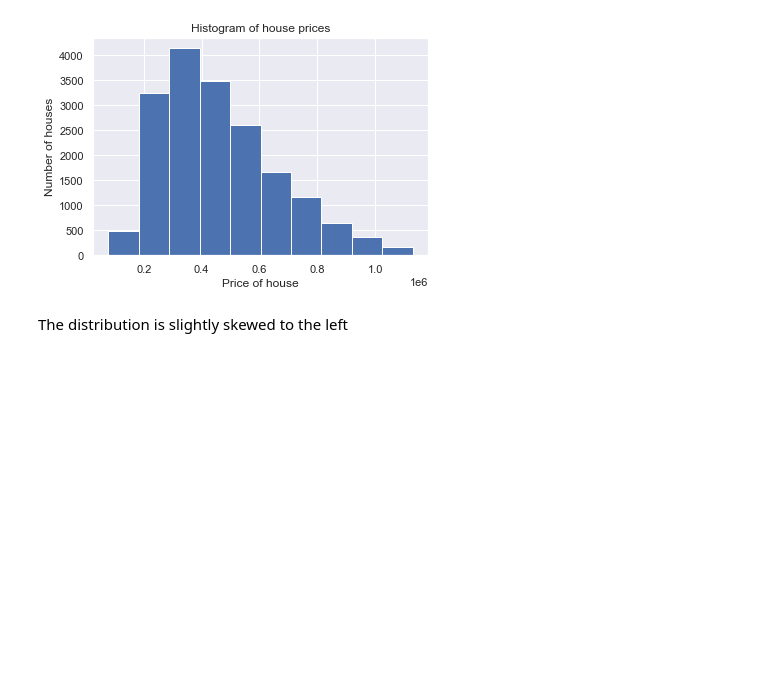
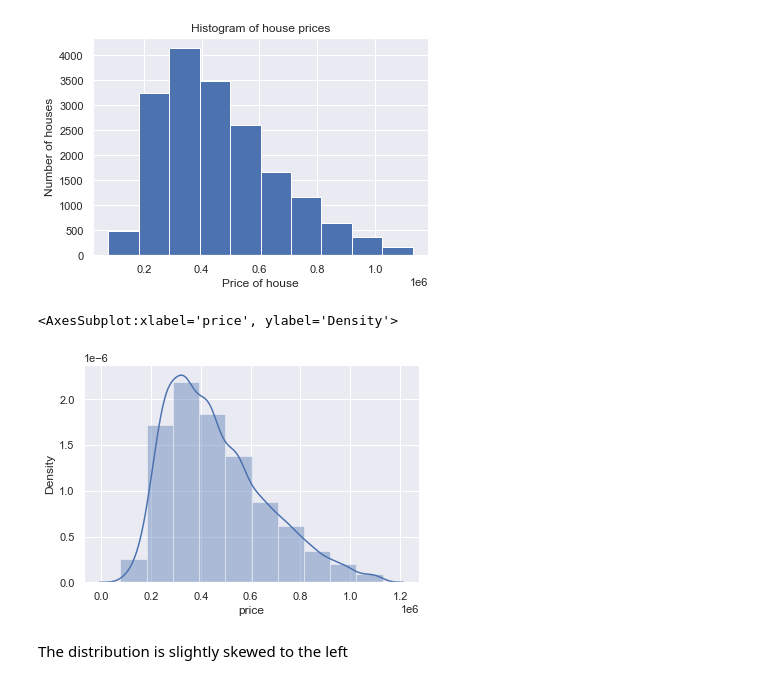
Before and after one commit to mbururyan/HAAS-house-prices, a Jupyter notebook: house-price-reg.ipynb, the cells around one changed output. Cells and saved outputs as stored; diff of their text form; code cells hidden in the pictures; blank space fills up the shorter version.

```diff
--- a/house-price-reg.ipynb
+++ b/house-price-reg.ipynb
@@ -323,6 +335,12 @@ plt.ylabel('Number of houses')
 plt.show()
 # %% [output]
 [figure]
+# %%
+# Better visual
+sns.distplot(a=df['price'], bins=10)
+# %% [output]
+<AxesSubplot:xlabel='price', ylabel='Density'>
+[figure, added]
 # %% [markdown]
 The distribution is slightly skewed to the left
 # %%
```
Also changed, not shown: parts of 43 cells of this notebook.
